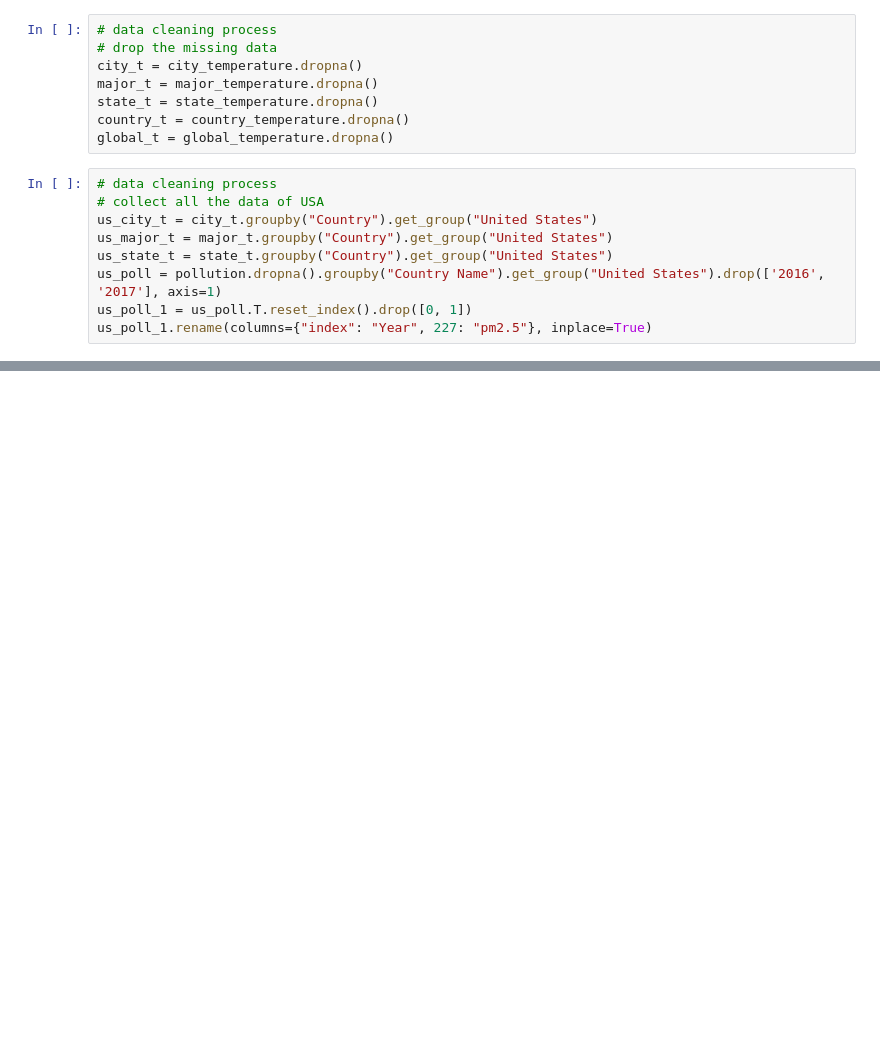
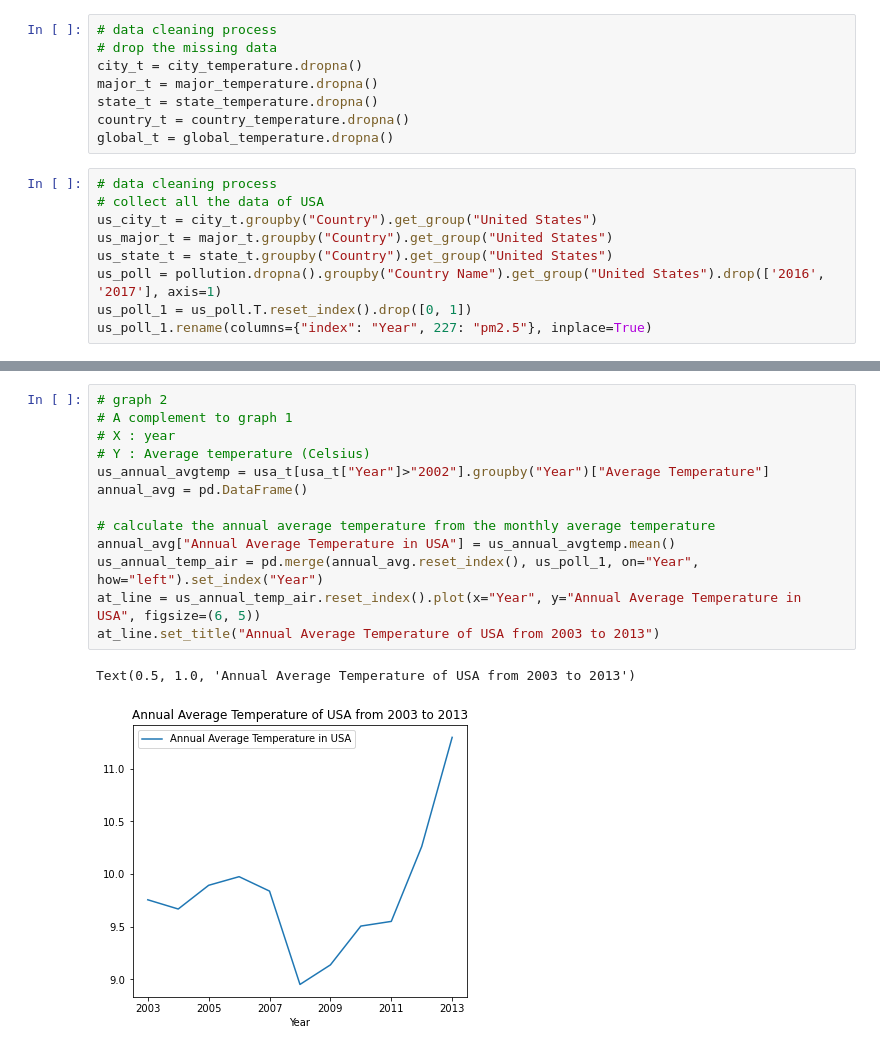
Before and after one commit to ECO225W2022/create-your-project-repository-YujiaChai, a Jupyter notebook: ECO 225 - Assignment 1.ipynb, the cells around one changed output, grey strips where cells are left out. Saved outputs shown, nothing was run; the diff lists cells and outputs as text; blank space fills up the shorter version.

```diff
--- a/ECO 225 - Assignment 1.ipynb
+++ b/ECO 225 - Assignment 1.ipynb
@@ -52 +52,17 @@ Text(0.5, 1.0, 'Land Average Temperature of USA from 2003 to 2013')
+# %%
+# graph 2
+# A complement to graph 1
+# X : year
+# Y : Average temperature (Celsius)
+us_annual_avgtemp = usa_t[usa_t["Year"]>"2002"].groupby("Year")["Average Temperature"]
+annual_avg = pd.DataFrame()
+
+# calculate the annual average temperature from the monthly average temperature
+annual_avg["Annual Average Temperature in USA"] = us_annual_avgtemp.mean()
+us_annual_temp_air = pd.merge(annual_avg.reset_index(), us_poll_1, on="Year", how="left").set_index("Year")
+at_line = us_annual_temp_air.reset_index().plot(x="Year", y="Annual Average Temperature in USA", figsize=(6, 5))
+at_line.set_title("Annual Average Temperature of USA from 2003 to 2013")
+# %% [output]
+Text(0.5, 1.0, 'Annual Average Temperature of USA from 2003 to 2013')
+[figure, added]
 # %%
```
Also changed, not shown: parts of 4 cells of this notebook.
